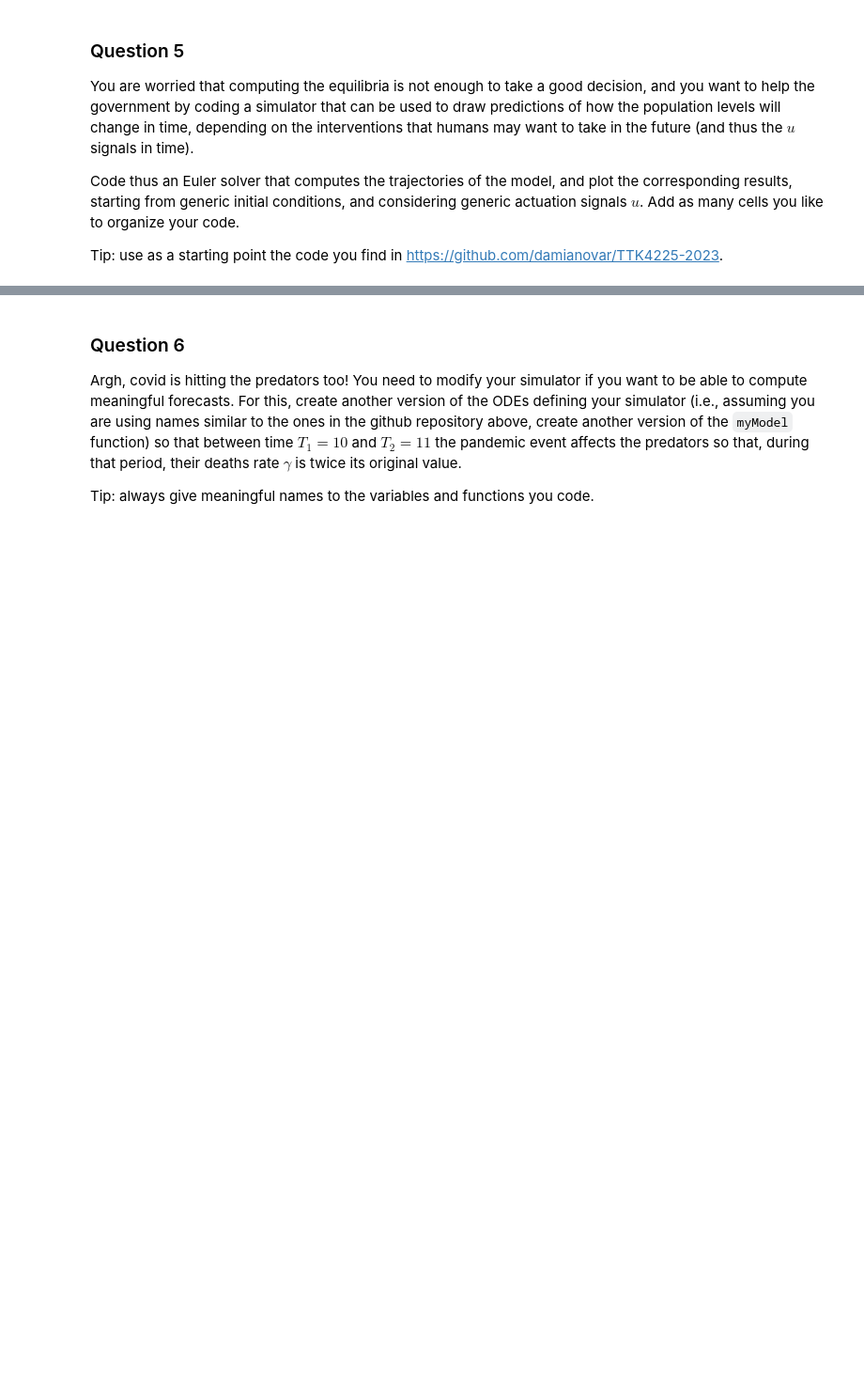
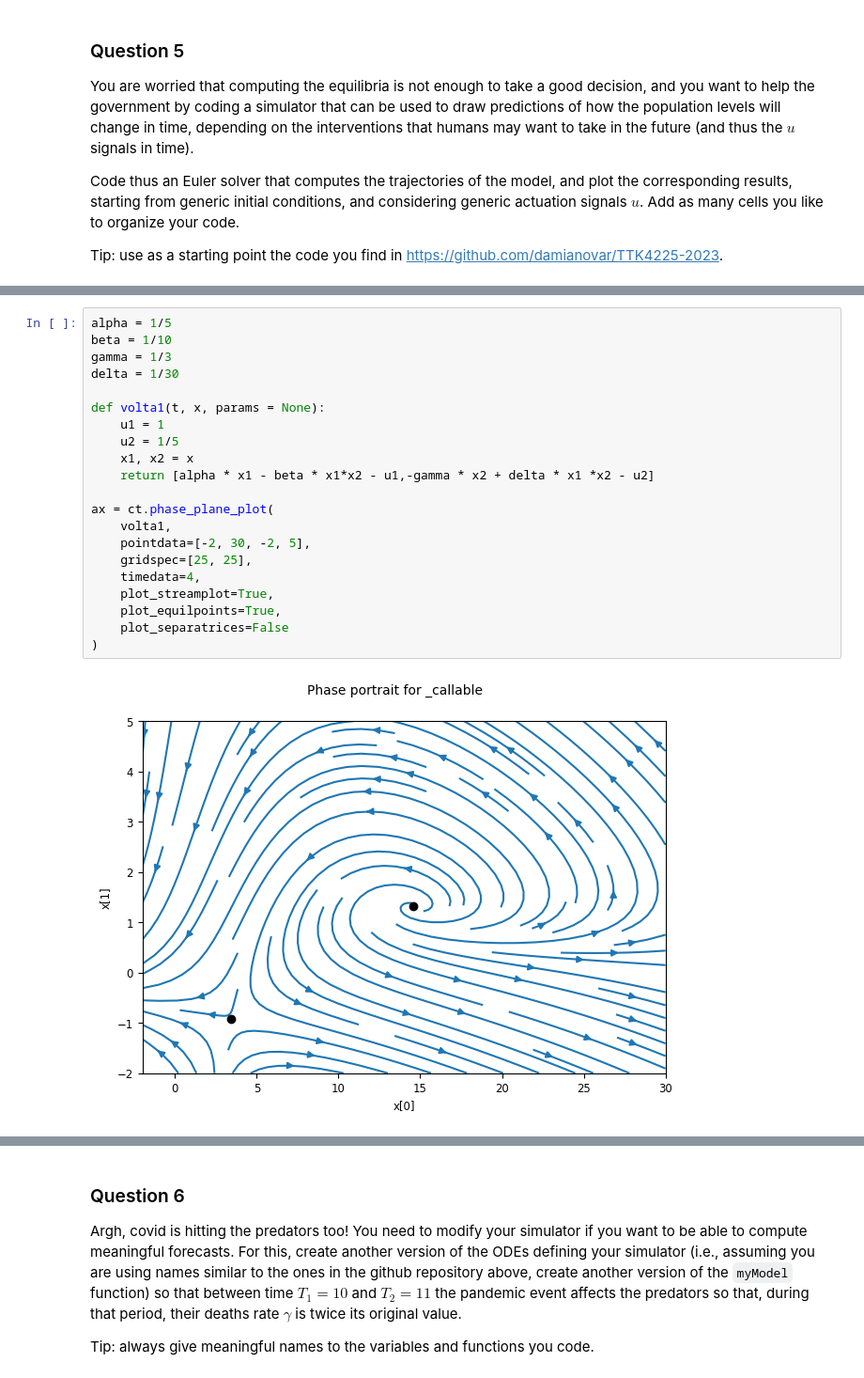
Before and after one commit to JalmaGit/TTK4225-Assignments, a Jupyter notebook: Assignment_2/TTK4225 2024 - Assignment 02.ipynb, the cells around one changed output, grey strips where cells are left out. Shown at 94% size. Drawn from its saved outputs; the diff is of its cells as text; blank space fills up the shorter version.

```diff
--- a/Assignment_2/TTK4225 2024 - Assignment 02.ipynb
+++ b/Assignment_2/TTK4225 2024 - Assignment 02.ipynb
@@ -70,0 +159,23 @@ Tip: use as a starting point the code you find in https://github.com/damianovar/
+# %%
+alpha = 1/5
+beta = 1/10
+gamma = 1/3
+delta = 1/30
+
+def volta1(t, x, params = None):
+    u1 = 1
+    u2 = 1/5
+    x1, x2 = x
+    return [alpha * x1 - beta * x1*x2 - u1,-gamma * x2 + delta * x1 *x2 - u2]
+
+ax = ct.phase_plane_plot(
+    volta1,
+    pointdata=[-2, 30, -2, 5],
+    gridspec=[25, 25],
+    timedata=4,
+    plot_streamplot=True,
+    plot_equilpoints=True,
+    plot_separatrices=False
+)
+# %% [output]
+[figure, added]
```
Also changed, not shown: parts of 8 cells of this notebook, 1 other file.
